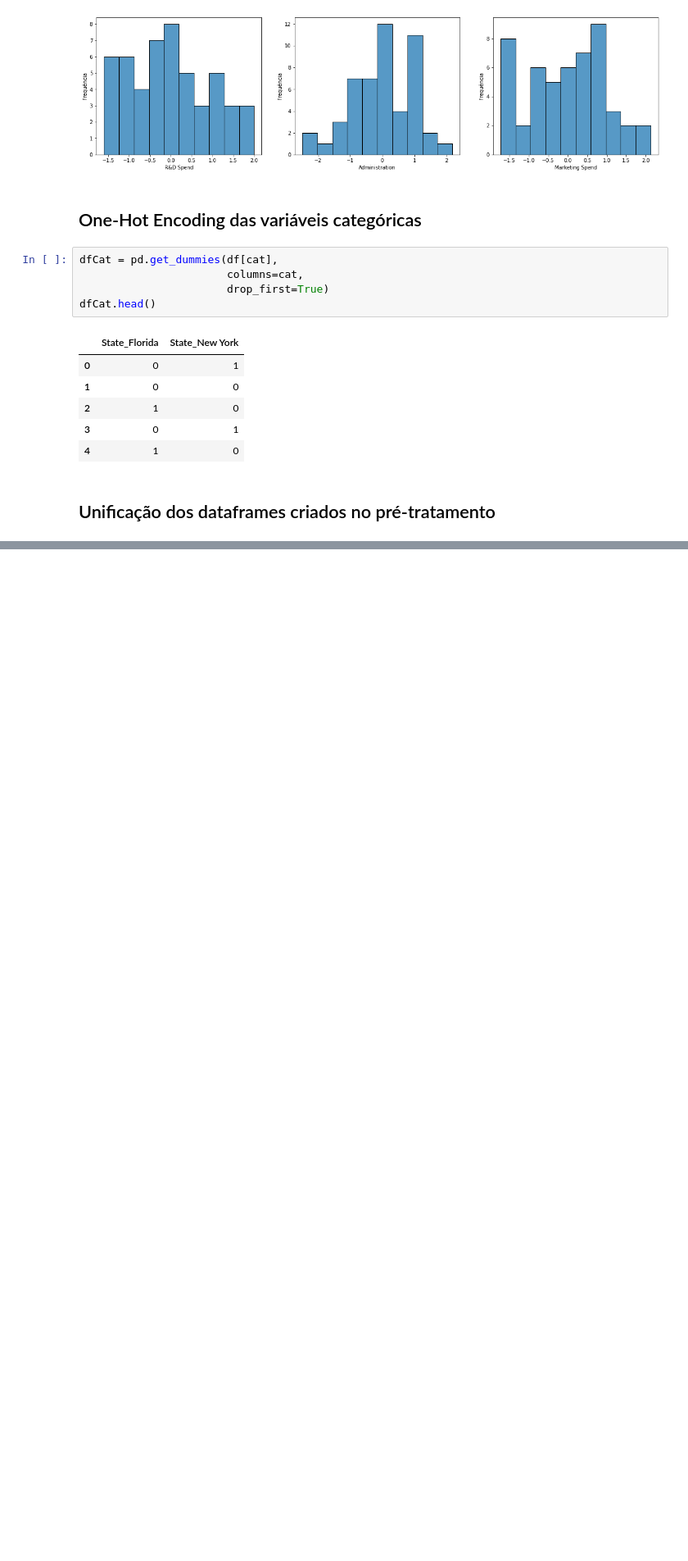
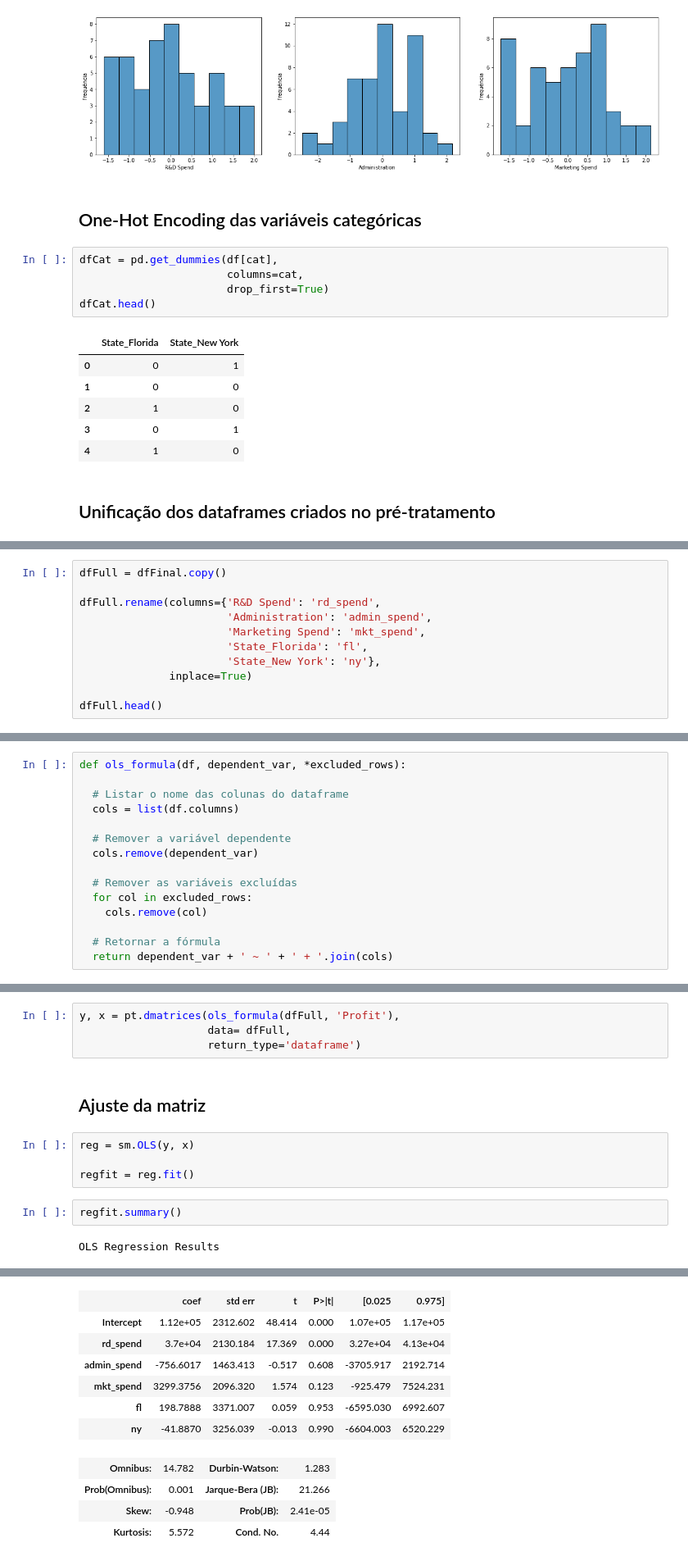
Before and after one commit to bruna-calistrate/AdvancedStatistics-Course, a Jupyter notebook: ExercíciosPráticos.ipynb, the cells around one changed output, grey strips where cells are left out. Shown at 82% size. Saved outputs shown, nothing was run; the diff lists cells and outputs as text; blank space fills up the shorter version.

Commit message:
Ajuste do modelo de regressão

```diff
--- a/ExercíciosPráticos.ipynb
+++ b/ExercíciosPráticos.ipynb
@@ -274,0 +308,11 @@ dfFinal.head()
+# %%
+dfFull = dfFinal.copy()
+
+dfFull.rename(columns={'R&D Spend': 'rd_spend',
+                       'Administration': 'admin_spend',
+                       'Marketing Spend': 'mkt_spend',
+                       'State_Florida': 'fl',
+                       'State_New York': 'ny'},
+              inplace=True)
+
+dfFull.head()
@@ -274,0 +330,15 @@ dfFinal.head()
+# %%
+def ols_formula(df, dependent_var, *excluded_rows):
+
+  # Listar o nome das colunas do dataframe
+  cols = list(df.columns)
+
+  # Remover a variável dependente
+  cols.remove(dependent_var)
+
+  # Remover as variáveis excluídas
+  for col in excluded_rows:
+    cols.remove(col)
+
+  # Retornar a fórmula
+  return dependent_var + ' ~ ' + ' + '.join(cols)
@@ -274,0 +347,14 @@ dfFinal.head()
+# %%
+y, x = pt.dmatrices(ols_formula(dfFull, 'Profit'),
+                    data= dfFull,
+                    return_type='dataframe')
+# %% [markdown]
+## Ajuste da matriz
+# %%
+reg = sm.OLS(y, x)
+
+regfit = reg.fit()
+# %%
+regfit.summary()
+# %% [output]
+OLS Regression Results
@@ -274,0 +370,11 @@ dfFinal.head()
+|  | coef | std err | t | P>|t| | [0.025 | 0.975] |
+| Intercept | 1.12e+05 | 2312.602 | 48.414 | 0.000 | 1.07e+05 | 1.17e+05 |
+| rd_spend | 3.7e+04 | 2130.184 | 17.369 | 0.000 | 3.27e+04 | 4.13e+04 |
+| admin_spend | -756.6017 | 1463.413 | -0.517 | 0.608 | -3705.917 | 2192.714 |
+| mkt_spend | 3299.3756 | 2096.320 | 1.574 | 0.123 | -925.479 | 7524.231 |
+| fl | 198.7888 | 3371.007 | 0.059 | 0.953 | -6595.030 | 6992.607 |
+| ny | -41.8870 | 3256.039 | -0.013 | 0.990 | -6604.003 | 6520.229 |
+| Omnibus: | 14.782 | Durbin-Watson: | 1.283 |
+| Prob(Omnibus): | 0.001 | Jarque-Bera (JB): | 21.266 |
+| Skew: | -0.948 | Prob(JB): | 2.41e-05 |
+| Kurtosis: | 5.572 | Cond. No. | 4.44 |
```
Also changed, not shown: parts of 11 cells of this notebook.
